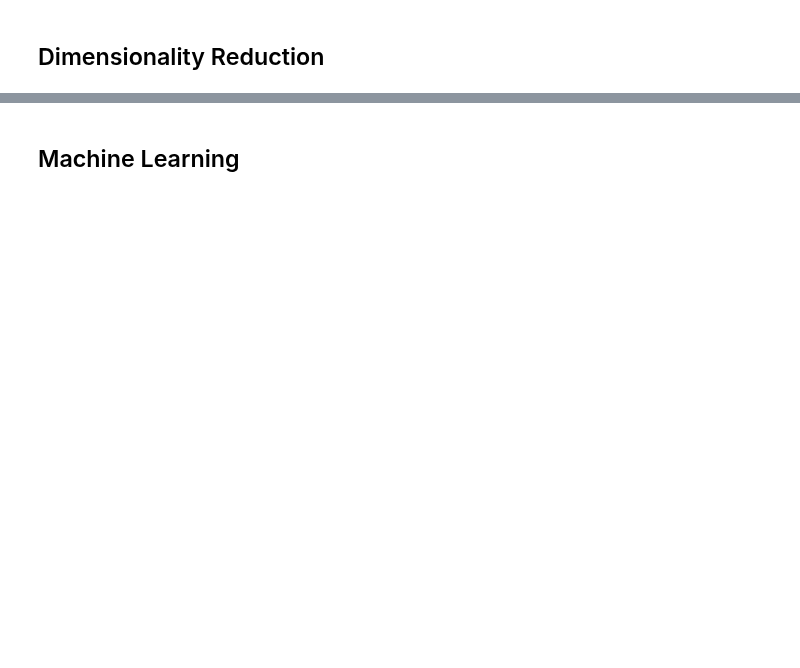
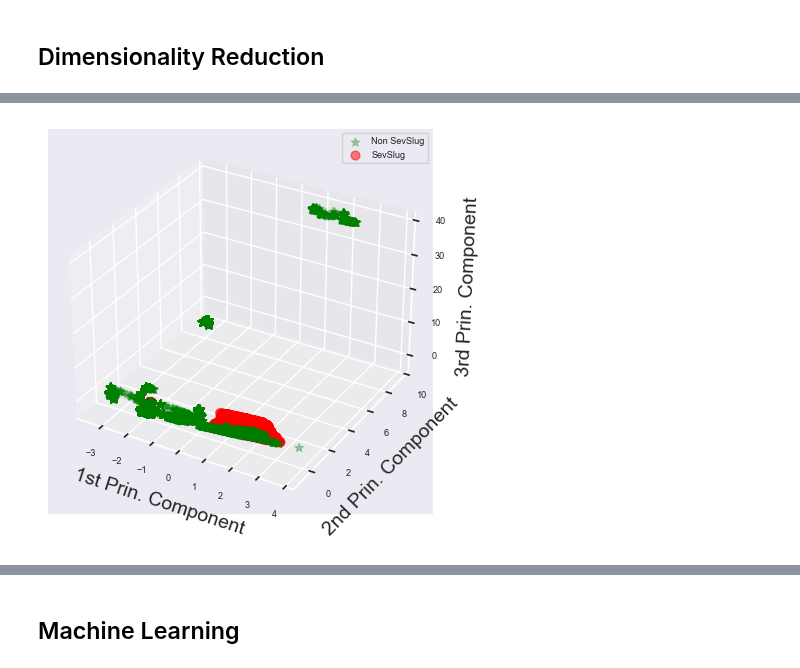
Before and after one commit to RealDyllon/3W-Petrobras, a Jupyter notebook: overviews/_baseline/Severe_Slugging_Classification.ipynb, the cells around one changed output, grey strips where cells are left out. Saved outputs shown, nothing was run; the diff lists cells and outputs as text; code cells hidden in the pictures; blank space fills up the shorter version.

Commit message:
fixed 3d chart for pca

```diff
--- a/overviews/_baseline/Severe_Slugging_Classification.ipynb
+++ b/overviews/_baseline/Severe_Slugging_Classification.ipynb
@@ -350,7 +545,32 @@ plt.show()
 # %%
-fig = px.scatter_3d(X_train_pca, x=X_train_pca[:,0], y=X_train_pca[:,1], z=X_train_pca[:,2],
-              color=y_train)
-fig.show()
+Xax = X_train_pca[:,0]
+Yax = X_train_pca[:,1]
+Zax = X_train_pca[:,2]
+
+cdict = {0:'green',1:'red'}
+labl = {0:'Non SevSlug',1:'SevSlug'}
+marker = {0:'*',1:'o'}
+alpha = {0:.3, 1:.5}
+
+fig = plt.figure(figsize=(7,5))
+ax = fig.add_subplot(111, projection='3d')
+
+fig.patch.set_facecolor('white')
+
+for l in np.unique(y_train):
+    ix=np.where(y_train==l)
+    ax.scatter(Xax[ix], Yax[ix], Zax[ix], c=cdict[l], s=40,
+           label=labl[l], marker=marker[l], alpha=alpha[l])
+
+# for loop ends
+ax.set_xlabel("1st Prin. Component", fontsize=14)
+ax.set_ylabel("2nd Prin. Component", fontsize=14)
+ax.set_zlabel("3rd Prin. Component", fontsize=14)
+
+ax.legend()
+plt.show()
+# %% [output]
+[figure, added]
 # %%
 # creating a matrix representing the directions of maximum variance in the data
 plt.matshow(pca.components_, cmap='viridis')
```
Also changed, not shown: parts of 41 cells of this notebook.
